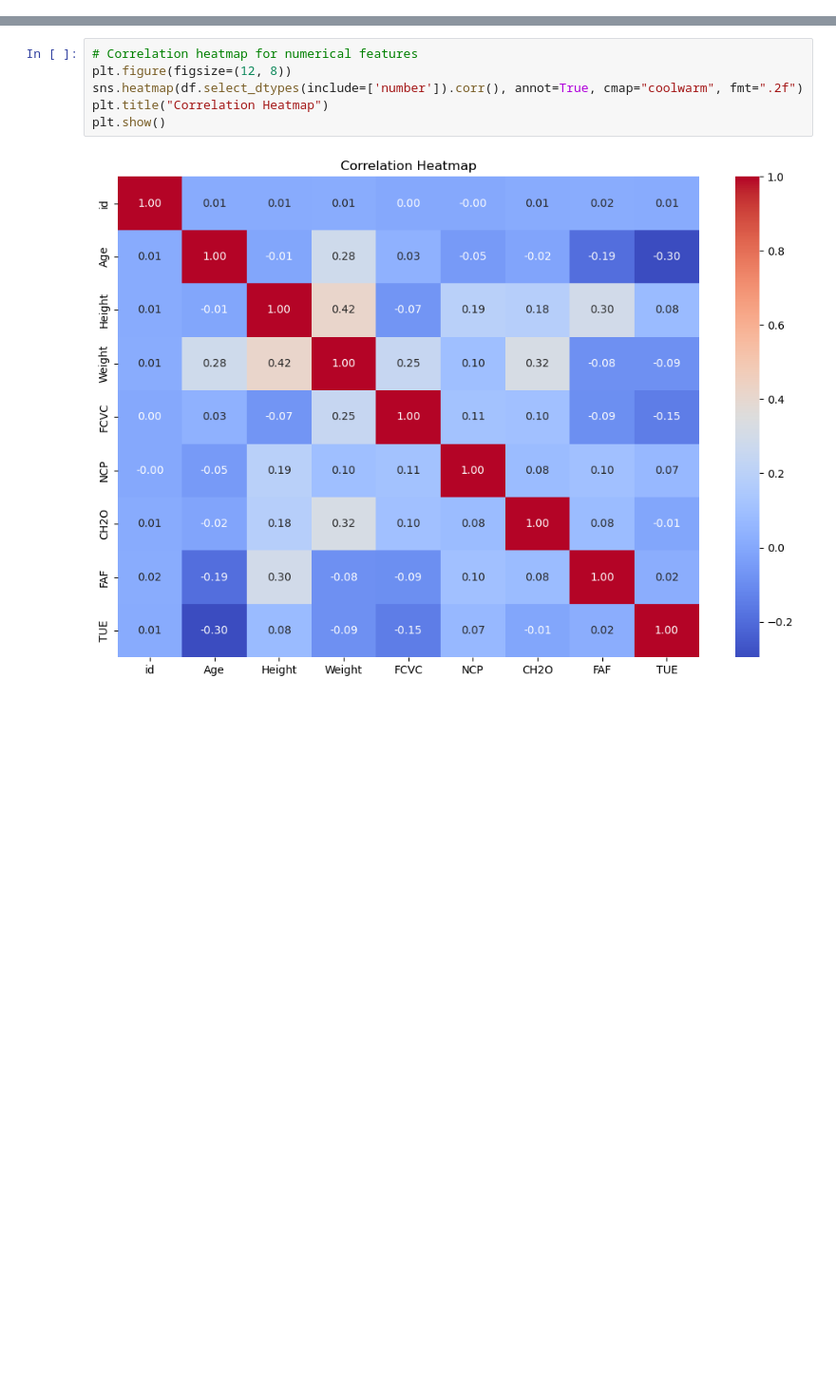
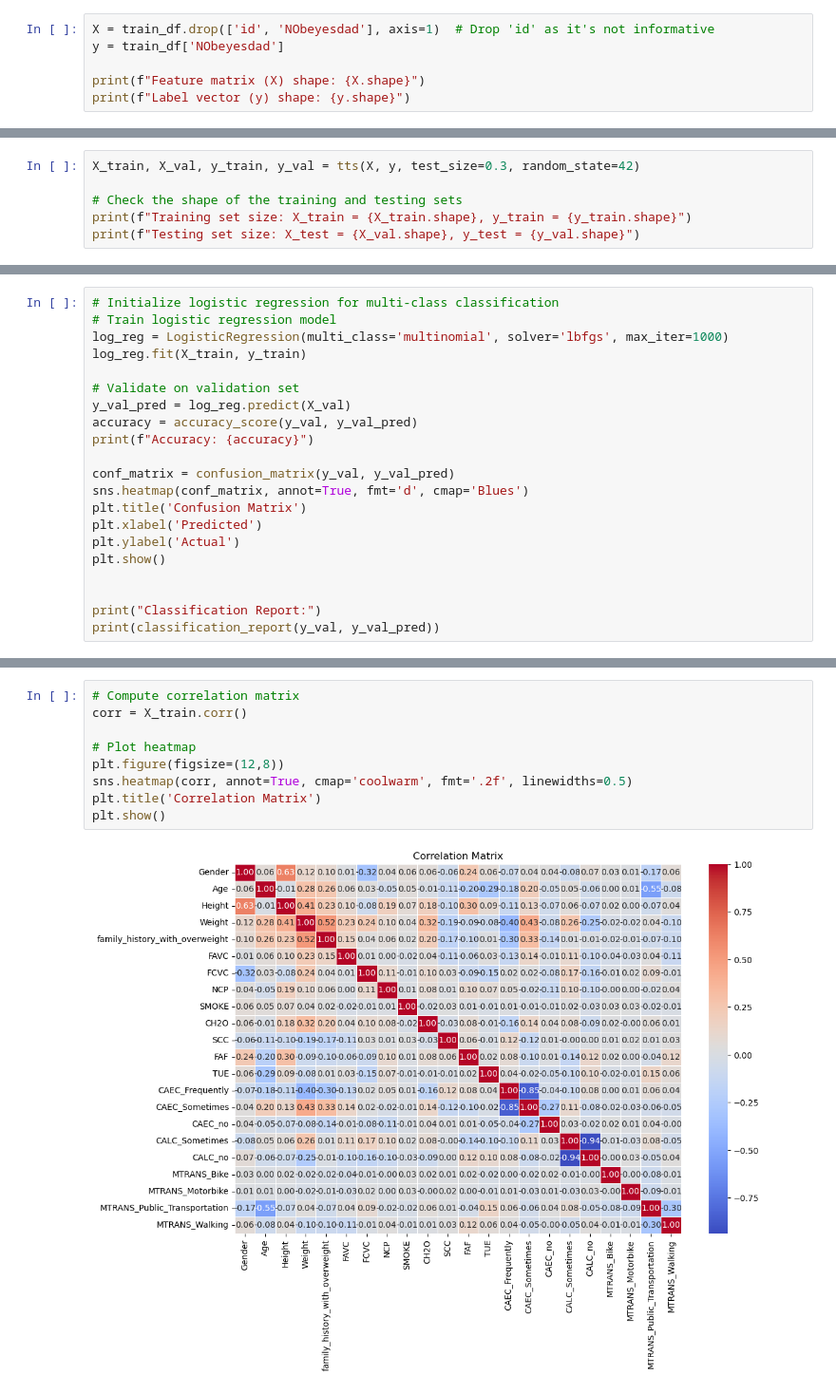
Before and after one commit to SDelRiObando/CS-4661-Multi-Class-Prediction-of-Obesity-Risk, a Jupyter notebook: Shambhavi_Part.ipynb, the cells around one changed output, grey strips where cells are left out. Shown at 95% size. Drawn from its saved outputs; the diff is of its cells as text; blank space fills up the shorter version.

```diff
--- a/Shambhavi_Part.ipynb
+++ b/Shambhavi_Part.ipynb
@@ -41,0 +105,6 @@ for feature in numerical_features:
+# %%
+X = train_df.drop(['id', 'NObeyesdad'], axis=1)  # Drop 'id' as it's not informative
+y = train_df['NObeyesdad']
+
+print(f"Feature matrix (X) shape: {X.shape}")
+print(f"Label vector (y) shape: {y.shape}")
@@ -41,0 +114,6 @@ for feature in numerical_features:
+# %%
+X_train, X_val, y_train, y_val = tts(X, y, test_size=0.3, random_state=42)
+
+# Check the shape of the training and testing sets
+print(f"Training set size: X_train = {X_train.shape}, y_train = {y_train.shape}")
+print(f"Testing set size: X_test = {X_val.shape}, y_test = {y_val.shape}")
@@ -41,0 +125,21 @@ for feature in numerical_features:
+# %%
+# Initialize logistic regression for multi-class classification
+# Train logistic regression model
+log_reg = LogisticRegression(multi_class='multinomial', solver='lbfgs', max_iter=1000)
+log_reg.fit(X_train, y_train)
+
+# Validate on validation set
+y_val_pred = log_reg.predict(X_val)
+accuracy = accuracy_score(y_val, y_val_pred)
+print(f"Accuracy: {accuracy}")
+
+conf_matrix = confusion_matrix(y_val, y_val_pred)
+sns.heatmap(conf_matrix, annot=True, fmt='d', cmap='Blues')
+plt.title('Confusion Matrix')
+plt.xlabel('Predicted')
+plt.ylabel('Actual')
+plt.show()
+
+
+print("Classification Report:")
+print(classification_report(y_val, y_val_pred))
@@ -42,8 +216,11 @@ for feature in numerical_features:
 # %%
-# Correlation heatmap for numerical features
-plt.figure(figsize=(12, 8))
-sns.heatmap(df.select_dtypes(include=['number']).corr(), annot=True, cmap="coolwarm", fmt=".2f")
-plt.title("Correlation Heatmap")
+# Compute correlation matrix
+corr = X_train.corr()
+
+# Plot heatmap
+plt.figure(figsize=(12,8))
+sns.heatmap(corr, annot=True, cmap='coolwarm', fmt='.2f', linewidths=0.5)
+plt.title('Correlation Matrix')
 plt.show()
 # %% [output]
-[figure, old version]
+[figure, new version]
```
Also changed, not shown: parts of 29 cells of this notebook.
